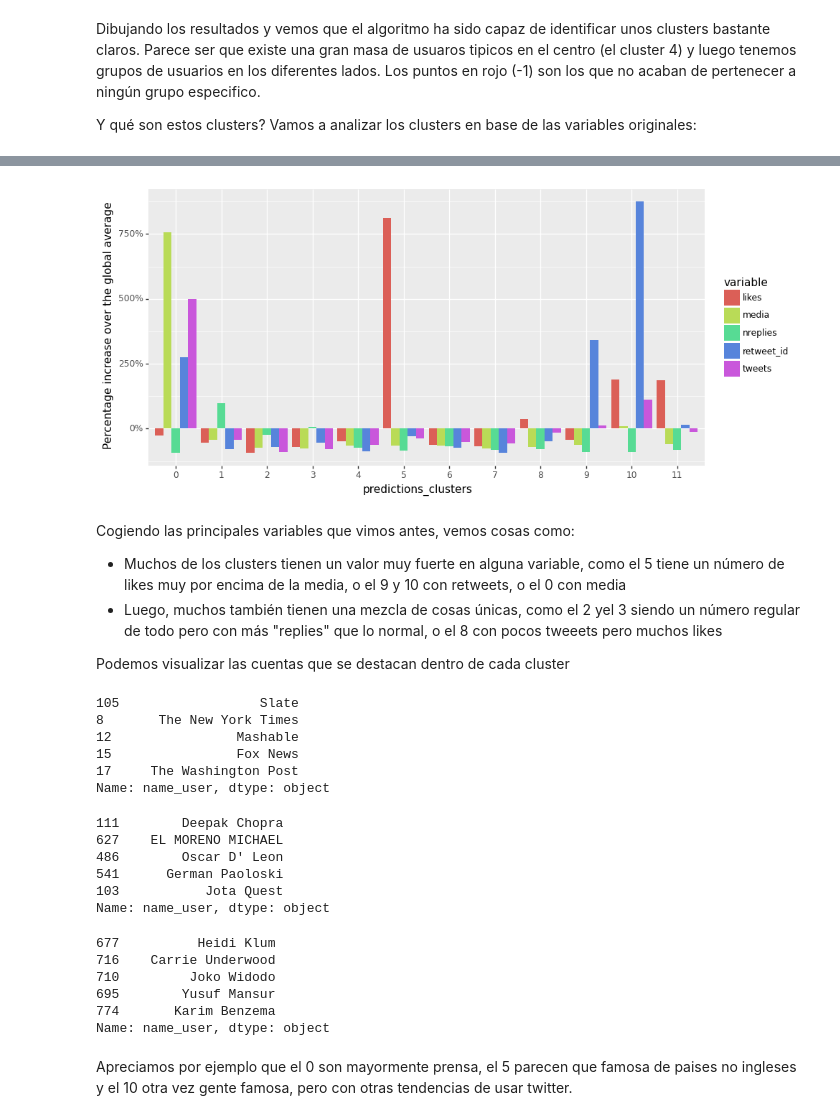
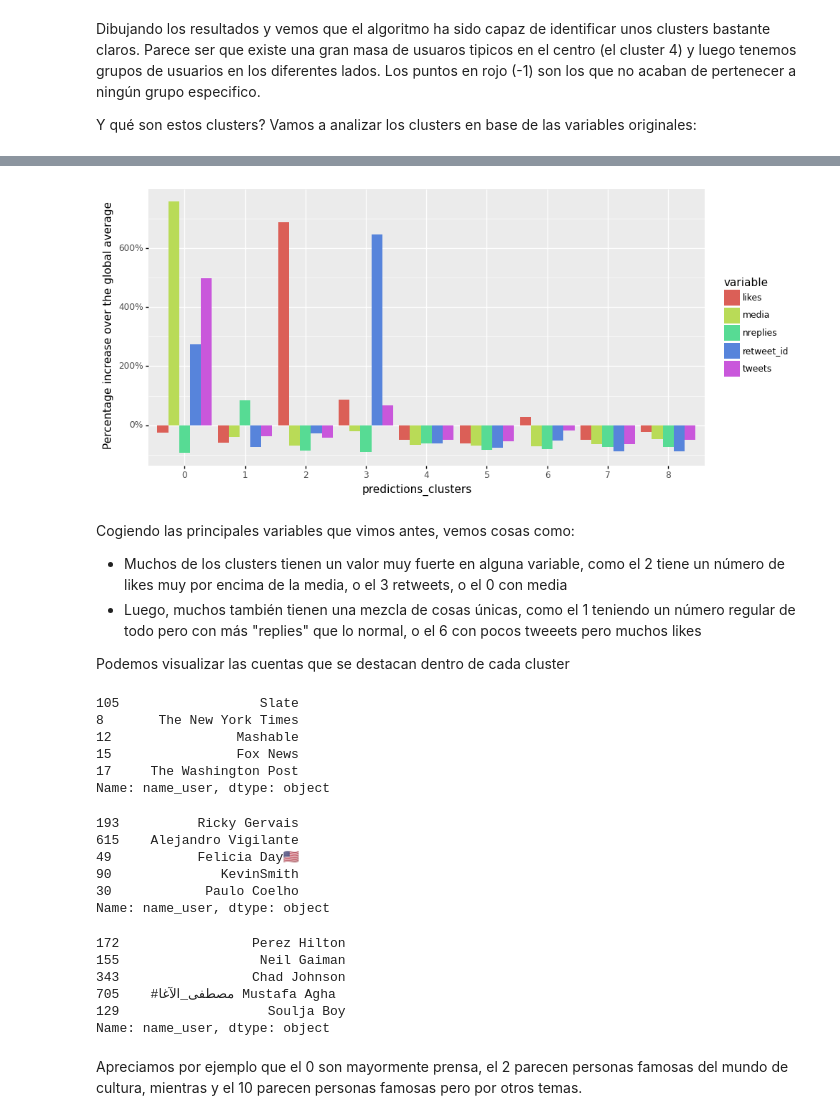
Before and after one commit to andreas-lloyd/course-data, a Jupyter notebook: ml-webinars/dimensionality-reduction.ipynb, the cells around one changed output, grey strips where cells are left out. Drawn from its saved outputs; the diff is of its cells as text; code cells hidden in the pictures.

```diff
--- a/ml-webinars/dimensionality-reduction.ipynb
+++ b/ml-webinars/dimensionality-reduction.ipynb
@@ -350,21 +338,21 @@ graph_data = pd.melt(prct_changes, 'predictions_clusters')
 # %%
 graph = (
     pn.ggplot(graph_data[graph_data.predictions_clusters != '-1'], pn.aes(x='predictions_clusters', y='value', fill='variable'))
     + pn.geom_col(position='dodge')
     + pn.theme(figure_size=(10, 5))
     + pn.scale_y_continuous(labels=percent_format())
-    + pn.scale_x_discrete(labels=[str(i) for i in range(12)])
+    + pn.scale_x_discrete(labels=[str(i) for i in range(graph_data[graph_data.predictions_clusters != '-1'].predictions_clusters.nunique())])
     + pn.ylab('Percentage increase over the global average')
 )
 
 graph.draw();
 # %% [output]
-[figure, old version]
+[figure, new version]
 # %% [markdown]
 Cogiendo las principales variables que vimos antes, vemos cosas como:
 
-* Muchos de los clusters tienen un valor muy fuerte en alguna variable, como el 5 tiene un número de likes muy por encima de la media, o el 9 y 10 con retweets, o el 0 con media
-* Luego, muchos también tienen una mezcla de cosas únicas, como el 2 yel 3 siendo un número regular de todo pero con más "replies" que lo normal, o el 8 con pocos tweeets pero muchos likes
+* Muchos de los clusters tienen un valor muy fuerte en alguna variable, como el 2 tiene un número de likes muy por encima de la media, o el 3 retweets, o el 0 con media
+* Luego, muchos también tienen una mezcla de cosas únicas, como el 1 teniendo un número regular de todo pero con más "replies" que lo normal, o el 6 con pocos tweeets pero muchos likes
 
 Podemos visualizar las cuentas que se destacan dentro de cada cluster
 # %%
@@ -377,22 +365,22 @@ transformed_data[transformed_data.predictions_clusters == '0'].sort_values('twee
 17     The Washington Post
 Name: name_user, dtype: object
 # %%
-transformed_data[transformed_data.predictions_clusters == '5'].sort_values('tweets', ascending=False)['name_user'].head()
+transformed_data[transformed_data.predictions_clusters == '2'].sort_values('tweets', ascending=False)['name_user'].head()
 # %% [output]
-111        Deepak Chopra
-627    EL MORENO MICHAEL
-486        Oscar D' Leon
-541      German Paoloski
-103           Jota Quest
+193          Ricky Gervais
+615    Alejandro Vigilante
+49           Felicia Day🇺🇸
+90              KevinSmith
+30            Paulo Coelho
 Name: name_user, dtype: object
 # %%
-transformed_data[transformed_data.predictions_clusters == '10'].sort_values('tweets', ascending=False)['name_user'].head()
+transformed_data[transformed_data.predictions_clusters == '3'].sort_values('tweets', ascending=False)['name_user'].head()
 # %% [output]
-677          Heidi Klum
-716    Carrie Underwood
-710         Joko Widodo
-695        Yusuf Mansur
-774       Karim Benzema
+172                 Perez Hilton
+155                  Neil Gaiman
+343                 Chad Johnson
+705    #مصطفى_الآغا Mustafa Agha
+129                   Soulja Boy
 Name: name_user, dtype: object
 # %% [markdown]
-Apreciamos por ejemplo que el 0 son mayormente prensa, el 5 parecen que famosa de paises no ingleses y el 10 otra vez gente famosa, pero con otras tendencias de usar twitter.
+Apreciamos por ejemplo que el 0 son mayormente prensa, el 2 parecen personas famosas del mundo de cultura, mientras y el 10 parecen personas famosas pero por otros temas.
```
Also changed, not shown: parts of 8 cells of this notebook, 2 other files.
